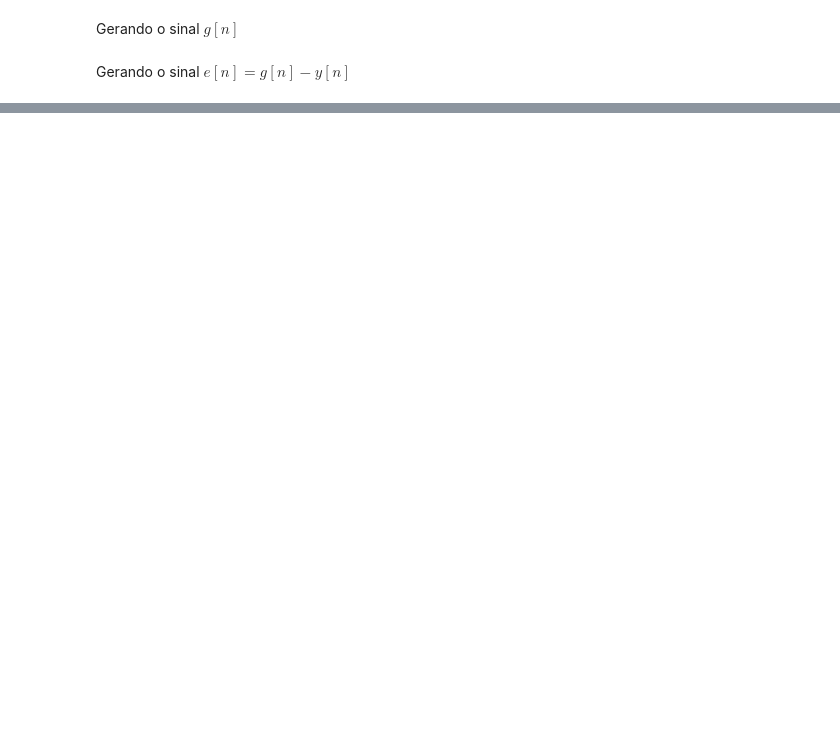
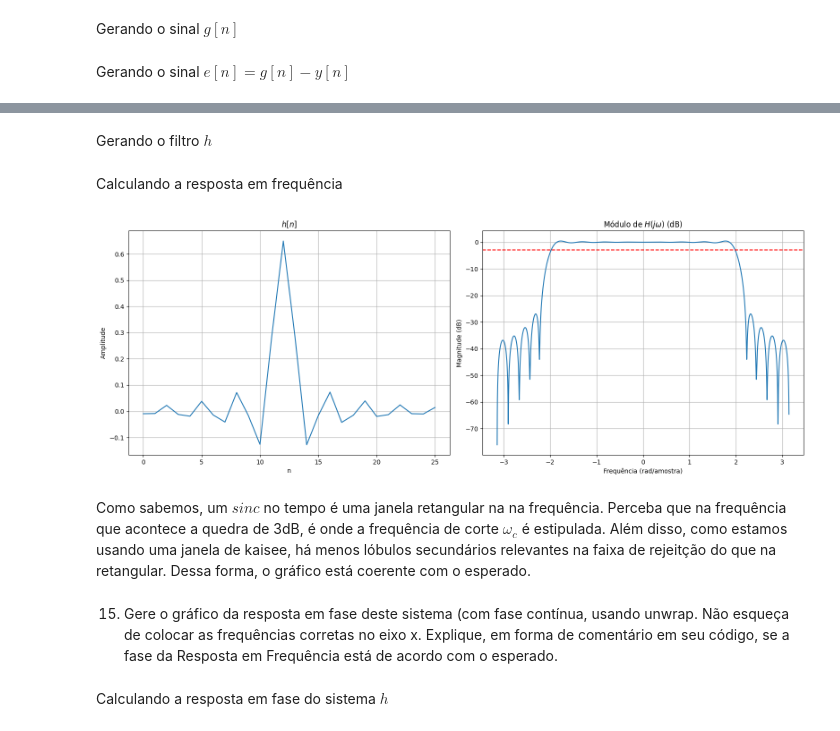
Before and after one commit to pab-h/filtros-de-fase-linear-e-Janelamento, a Jupyter notebook: Filtros de Fase Linear Usando Janelamento.ipynb, the cells around one changed output, grey strips where cells are left out. Cells and saved outputs as stored; diff of their text form; code cells hidden in the pictures; blank space fills up the shorter version.

```diff
--- a/Filtros de Fase Linear Usando Janelamento.ipynb
+++ b/Filtros de Fase Linear Usando Janelamento.ipynb
@@ -433,0 +553,2 @@ Os gráficos são razoavelmente parecidos e sincronizados. Podemos notar isso no
+# %%
+w_kaiser = np.kaiser(M_kaiser + 1, beta)
@@ -433,0 +557,56 @@ Os gráficos são razoavelmente parecidos e sincronizados. Podemos notar isso no
+# %%
+n = np.arange(M_kaiser + 1)
+m = n - alpha
+
+hd = np.zeros(M_kaiser + 1)
+
+for i in range(M_kaiser + 1):
+    m_i = i - alpha
+
+    if m_i == 0:
+        hd[i] = wc / np.pi
+    else:
+        hd[i] = np.sin(wc * m_i) / (np.pi * m_i)
+# %% [markdown]
+Gerando o filtro $h$
+# %%
+h = hd * w_kaiser
+# %% [markdown]
+Calculando a resposta em frequência
+# %%
+N_h_fft = 2048
+
+H = np.fft.fft(h, N_h_fft)
+H = np.fft.fftshift(H)
+
+H_abs    = np.abs(H)
+H_abs_dB = 20 * np.log10(H_abs)
+
+H_frequencies = np.linspace(-np.pi, np.pi, N_h_fft)
+# %%
+fig, axes = plt.subplots(1, 2, figsize=(16, 6))
+
+axes[0].plot(n, h)
+axes[0].set_title("$h[n]$")
+axes[0].set_xlabel("n")
+axes[0].set_ylabel("Amplitude")
+axes[0].grid(True)
+
+axes[1].plot(H_frequencies, H_abs_dB)
+axes[1].set_title("Módulo de $H(j\\omega)$ (dB)")
+axes[1].set_xlabel("Frequência (rad/amostra)")
+axes[1].set_ylabel("Magnitude (dB)")
+axes[1].axhline(y = -3, color = 'red', linestyle='--')
+axes[1].grid(True)
+
+plt.tight_layout()
+plt.show()
+# %% [output]
+[figure, added]
+# %% [markdown]
+Como sabemos, um $sinc$ no tempo é uma janela retangular na na frequência. Perceba que na frequência que acontece a quedra de 3dB, é onde a frequência de corte $\omega_c$ é estipulada. Além disso, como estamos usando uma janela de kaisee, há menos lóbulos secundários relevantes na faixa de rejeitção do que na retangular. Dessa forma, o gráfico está coerente com o esperado.
+# %% [markdown]
+15. Gere o gráfico da resposta em fase deste sistema (com fase contínua, usando unwrap. Não esqueça de colocar as frequências corretas no eixo x. Explique, em forma de comentário em seu código, se a fase da Resposta em Frequência está de acordo com o
+esperado.
+# %% [markdown]
+Calculando a resposta em fase do sistema $h$
```
Also changed, not shown: parts of 75 cells of this notebook.
